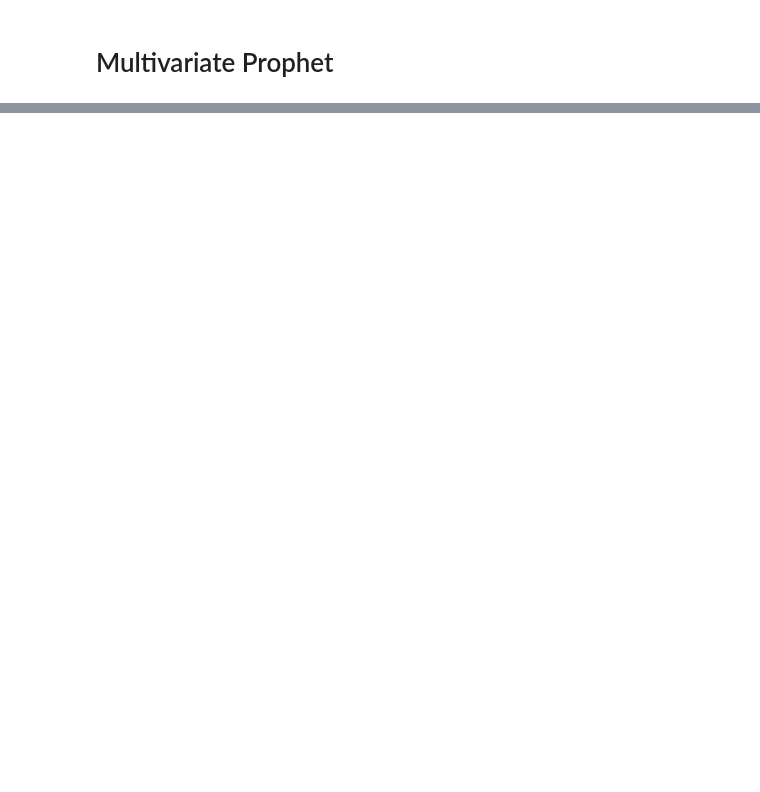
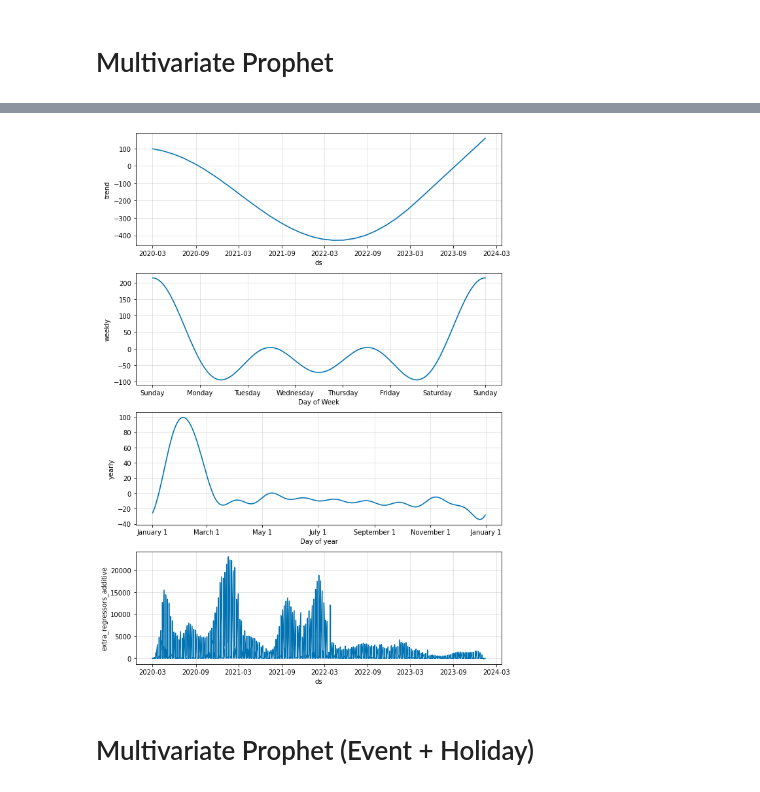
Before and after one commit to y-ginther/DS-Capstone, a Jupyter notebook: Prophet_c.ipynb, the cells around one changed output, grey strips where cells are left out. Saved outputs shown, nothing was run; the diff lists cells and outputs as text; code cells hidden in the pictures; blank space fills up the shorter version.

```diff
--- a/Prophet_c.ipynb
+++ b/Prophet_c.ipynb
@@ -614,0 +766,4 @@ metrics = metrics.append(new_row, ignore_index=True)
+# %%
+model_multivariate.plot_components(forecast_multivariate);
+# %% [output]
+[figure, added]
@@ -614,0 +777,2 @@ metrics = metrics.append(new_row, ignore_index=True)
+# %% [markdown]
+# Multivariate Prophet (Event + Holiday)
```
Also changed, not shown: parts of 35 cells of this notebook, 1 other file.
